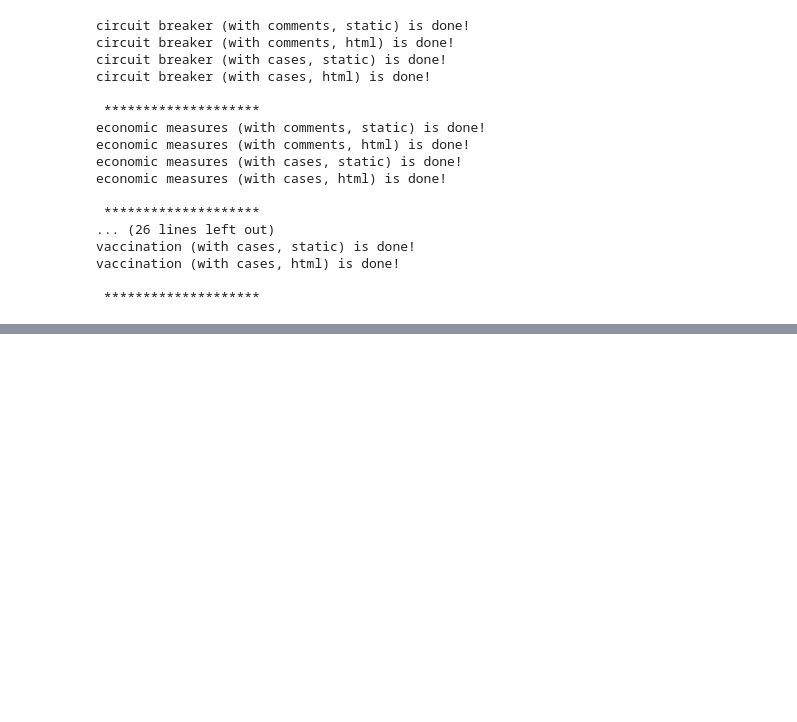
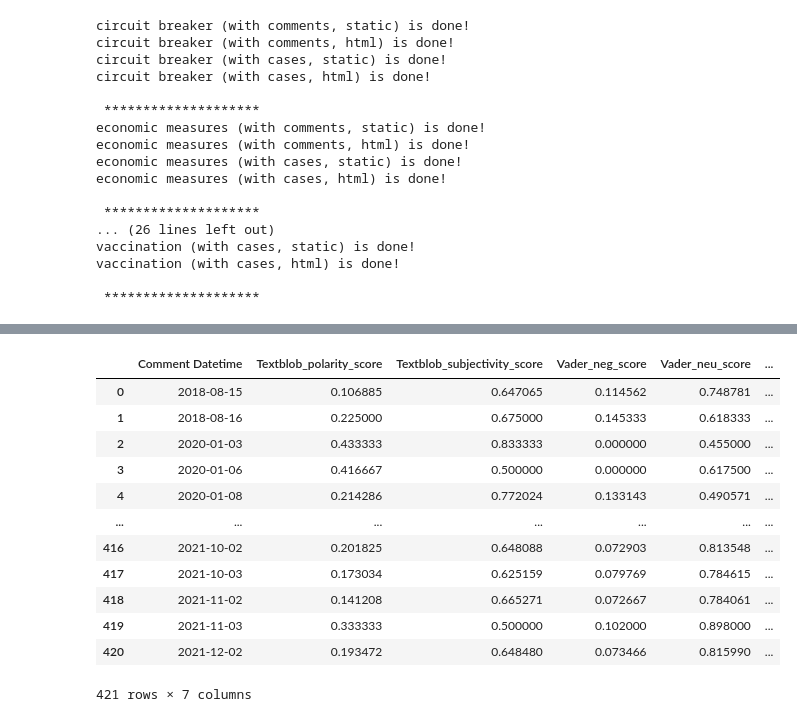
Before and after one commit to CJianYu98/Covid-19-Singapore-Analysis, a Jupyter notebook: Analysis/Sentiment Analysis_Topic Modelling/timeline_sentiment_analysis.ipynb, the cells around one changed output, grey strips where cells are left out. Cells and saved outputs as stored; diff of their text form; code cells hidden in the pictures; blank space fills up the shorter version.

```diff
--- a/Analysis/Sentiment Analysis_Topic Modelling/timeline_sentiment_analysis.ipynb
+++ b/Analysis/Sentiment Analysis_Topic Modelling/timeline_sentiment_analysis.ipynb
@@ -328,0 +377,3 @@ plot.write_image("Number of Comments per Emotion per Platform.png", engine="kale
+# %%
+all_sentiments = all_sentiments.drop(all_sentiments.columns[0:2], axis=1)
+all_sentiments.head()
@@ -328,0 +387,20 @@ plot.write_image("Number of Comments per Emotion per Platform.png", engine="kale
+# %%
+# Finding the mean vader sentiment score per day
+avg_sentiments = all_sentiments.groupby(by=["Comment Datetime"]).mean()
+avg_sentiments.reset_index(inplace=True)
+
+avg_sentiments
+# %% [output]
+|  | Comment Datetime | Textblob_polarity_score | Textblob_subjectivity_score | Vader_neg_score | Vader_neu_score | ... |
+| 0 | 2018-08-15 | 0.106885 | 0.647065 | 0.114562 | 0.748781 | ... |
+| 1 | 2018-08-16 | 0.225000 | 0.675000 | 0.145333 | 0.618333 | ... |
+| 2 | 2020-01-03 | 0.433333 | 0.833333 | 0.000000 | 0.455000 | ... |
+| 3 | 2020-01-06 | 0.416667 | 0.500000 | 0.000000 | 0.617500 | ... |
+| 4 | 2020-01-08 | 0.214286 | 0.772024 | 0.133143 | 0.490571 | ... |
+| ... | ... | ... | ... | ... | ... | ... |
+| 416 | 2021-10-02 | 0.201825 | 0.648088 | 0.072903 | 0.813548 | ... |
+| 417 | 2021-10-03 | 0.173034 | 0.625159 | 0.079769 | 0.784615 | ... |
+| 418 | 2021-11-02 | 0.141208 | 0.665271 | 0.072667 | 0.784061 | ... |
+| 419 | 2021-11-03 | 0.333333 | 0.500000 | 0.102000 | 0.898000 | ... |
+| 420 | 2021-12-02 | 0.193472 | 0.648480 | 0.073466 | 0.815990 | ... |
+421 rows × 7 columns
```
Also changed, not shown: parts of 10 cells of this notebook, 1 other file.
